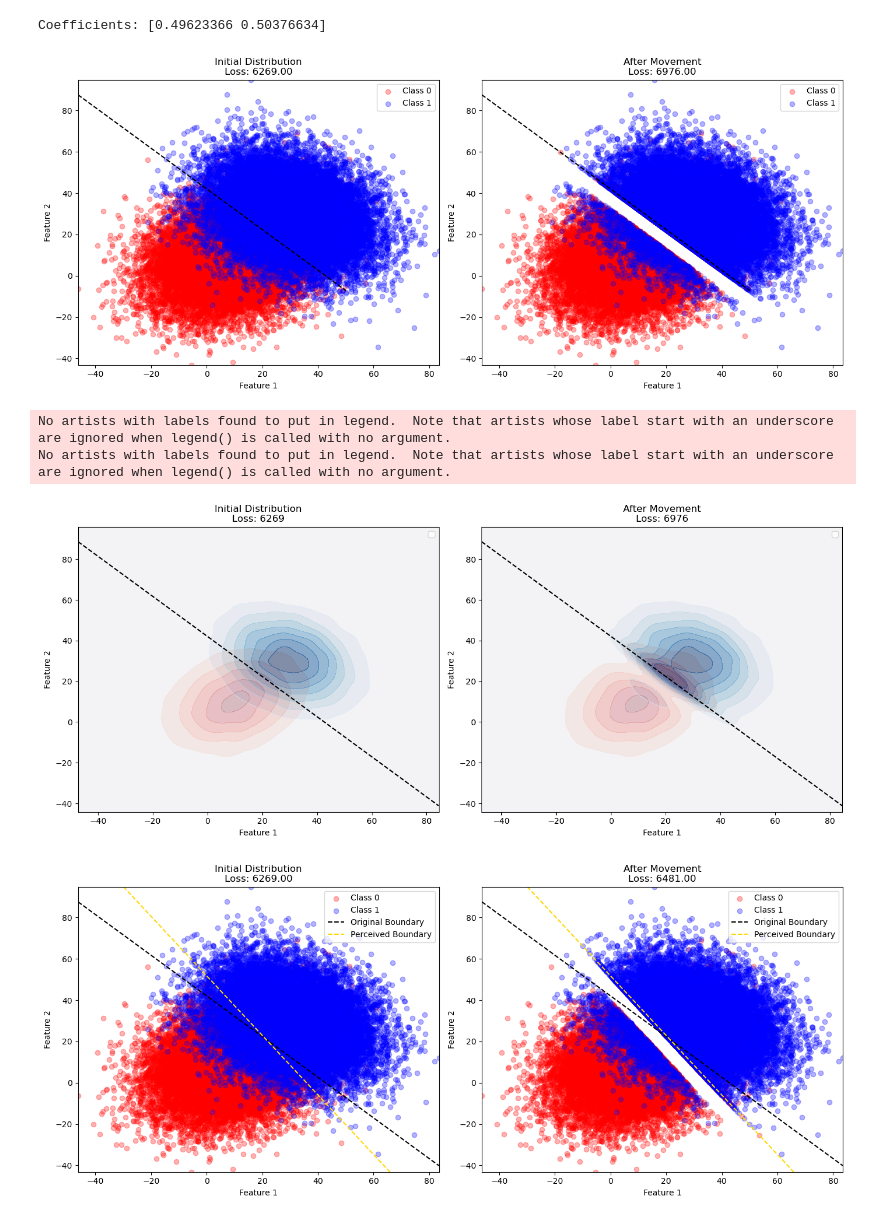
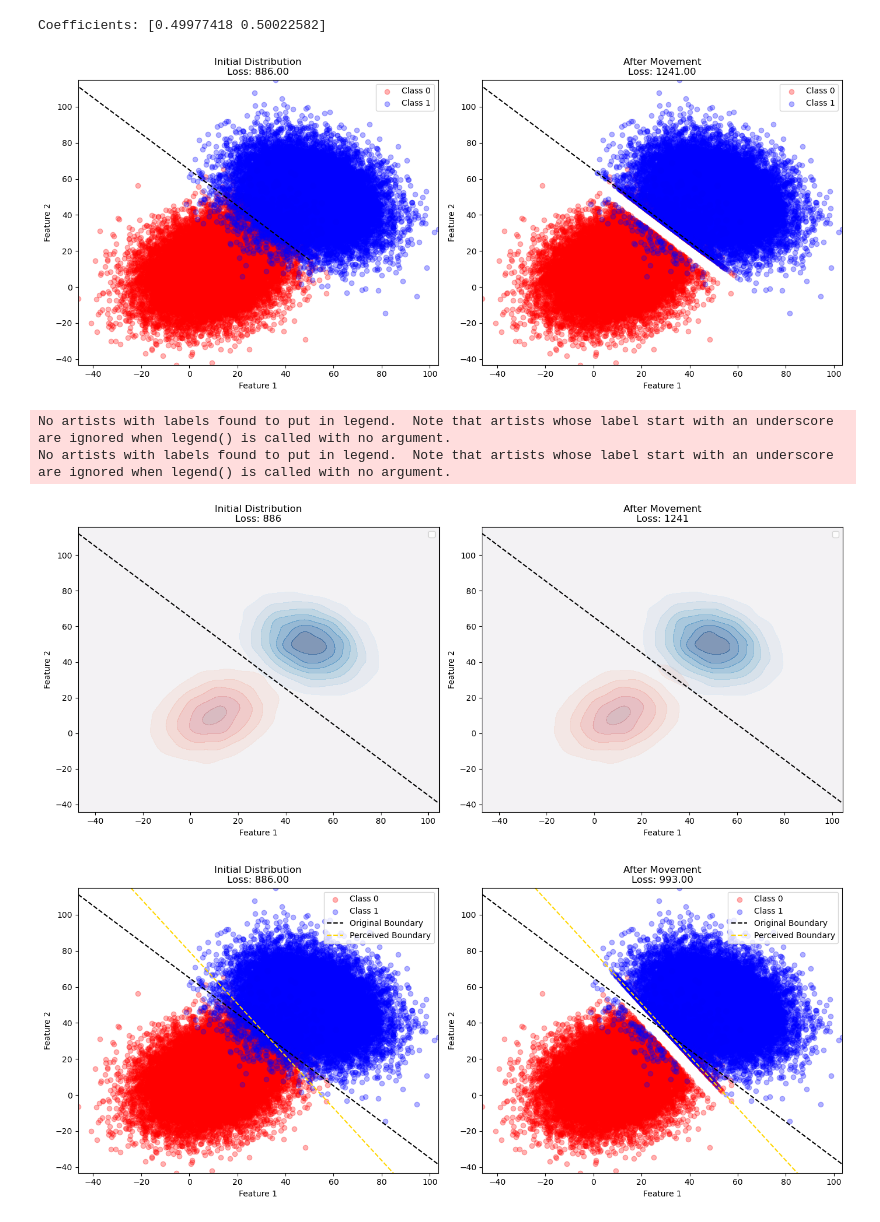
Before and after one commit to RamanEbrahimi/Research, a Jupyter notebook: Explainable AI/simulation_2D_simple_dist.ipynb, the cells around one changed output. Drawn from its saved outputs; the diff is of its cells as text; code cells hidden in the pictures.

```diff
--- a/Explainable AI/simulation_2D_simple_dist.ipynb
+++ b/Explainable AI/simulation_2D_simple_dist.ipynb
@@ -178,8 +178,8 @@ def plot_dist(X_0, X_1, a, b, t, B, mode='NB', gamma=0.6):
         fig, ax = plt.subplots(1, 2, figsize=(14, 6))
 
         # Plot 1: Initial Distribution KDE
-        ax[0].contourf(xx, yy, f_0, cmap='Reds', alpha=0.5)
-        ax[0].contourf(xx, yy, f_1, cmap='Blues', alpha=0.5)
+        ax[0].contourf(xx, yy, f_0, cmap='Reds', alpha=0.5, label='Class 0')
+        ax[0].contourf(xx, yy, f_1, cmap='Blues', alpha=0.5, label='Class 1')
         ax[0].plot(np.linspace(x_min, x_max, 100), (t - a * np.linspace(x_min, x_max, 100)) / b, color='black', linestyle='--')
         ax[0].set_title(f'Initial Distribution\nLoss: {loss_initial}')
         ax[0].set_xlabel('Feature 1')
@@ -187,8 +187,8 @@ def plot_dist(X_0, X_1, a, b, t, B, mode='NB', gamma=0.6):
         ax[0].legend()
 
         # Plot 2: Distribution After Movement KDE
-        ax[1].contourf(xx, yy, f_0_moved, cmap='Reds', alpha=0.5)
-        ax[1].contourf(xx, yy, f_1_moved, cmap='Blues', alpha=0.5)
+        ax[1].contourf(xx, yy, f_0_moved, cmap='Reds', alpha=0.5, label='Class 0')
+        ax[1].contourf(xx, yy, f_1_moved, cmap='Blues', alpha=0.5, label='Class 1')
         ax[1].plot(np.linspace(x_min, x_max, 100), (t - a * np.linspace(x_min, x_max, 100)) / b, color='black', linestyle='--')
         ax[1].set_title(f'After Movement\nLoss: {loss_new}')
         ax[1].set_xlabel('Feature 1')
@@ -245,8 +245,8 @@ def plot_dist(X_0, X_1, a, b, t, B, mode='NB', gamma=0.6):
         fig, ax = plt.subplots(1, 2, figsize=(14, 6))
 
         # Plot 1: Initial Distribution KDE
-        ax[0].contourf(xx, yy, f_0, cmap='Reds', alpha=0.5)
-        ax[0].contourf(xx, yy, f_1, cmap='Blues', alpha=0.5)
+        ax[0].contourf(xx, yy, f_0, cmap='Reds', alpha=0.5, label='Class 0')
+        ax[0].contourf(xx, yy, f_1, cmap='Blues', alpha=0.5, label='Class 1')
         ax[0].plot(np.linspace(x_min, x_max, 100), (t - a * np.linspace(x_min, x_max, 100)) / b, color='black', linestyle='--', label='Original Boundary')
         ax[0].plot(np.linspace(x_min, x_max, 100), (t - a_B * np.linspace(x_min, x_max, 100)) / b_B, color='gold', linestyle='--', label='Perceived Boundary')
         ax[0].set_title(f'Initial Distribution\nLoss: {loss_initial}')
@@ -255,8 +255,8 @@ def plot_dist(X_0, X_1, a, b, t, B, mode='NB', gamma=0.6):
         ax[0].legend()
 
         # Plot 2: Distribution After Movement KDE
-        ax[1].contourf(xx, yy, f_0_moved, cmap='Reds', alpha=0.5)
-        ax[1].contourf(xx, yy, f_1_moved, cmap='Blues', alpha=0.5)
+        ax[1].contourf(xx, yy, f_0_moved, cmap='Reds', alpha=0.5, label='Class 0')
+        ax[1].contourf(xx, yy, f_1_moved, cmap='Blues', alpha=0.5, label='Class 1')
         ax[1].plot(np.linspace(x_min, x_max, 100), (t - a * np.linspace(x_min, x_max, 100)) / b, color='black', linestyle='--', label='Original Boundary')
         ax[1].plot(np.linspace(x_min, x_max, 100), (t - a_B * np.linspace(x_min, x_max, 100)) / b_B, color='gold', linestyle='--', label='Perceived Boundary')
         ax[1].set_title(f'After Movement\nLoss: {loss_new}')
@@ -314,7 +314,7 @@ def logistic_regression_with_sum_constraint(X, y):
     problem = cp.Problem(objective, constraints)
     problem.solve()
 
-    return beta.value, intercept.value
+    return beta.value, intercept.value, objective.value
 # %%
 # Set up the feature space
 np.random.seed(42)
@@ -324,7 +324,7 @@ n_samples = 20000
 mean_0 = [1, 1]
 cov_0 = [[2, 0.5], [0.5, 2]]
 
-mean_1 = [3, 3]
+mean_1 = [5, 5]
 cov_1 = [[2, -0.5], [-0.5, 2]]
 
 # Generate samples for both classes
@@ -333,27 +333,28 @@ X_1 = np.random.multivariate_normal(mean_1, cov_1, n_samples)/0.1
 # %%
 # Find the best decision boundary using LR
 X = np.concatenate([X_0, X_1])
 y = np.concatenate([np.zeros(n_samples), np.ones(n_samples)])
 
-beta, intercept = logistic_regression_with_sum_constraint(pd.DataFrame(X), pd.Series(y))
+beta, intercept, obj = logistic_regression_with_sum_constraint(pd.DataFrame(X), pd.Series(y))
+# beta, intercept, obj = maximize_surrogate_tp_minus_fp(X, y)
 
 print(f'Coefficients: {beta}')
 
 a, b = beta
 t = -intercept
 
 
 B = 5  # Width of the region
 
 plot_for(X_0, X_1, a, b, t, B, mode='NB')
 plot_dist(X_0, X_1, a, b, t, B, mode='NB')
 
 plot_for(X_0, X_1, a, b, t, B, mode='B', gamma=0.3)
 plot_dist(X_0, X_1, a, b, t, B, mode='B', gamma=0.3)
 # %% [output]
-Coefficients: [0.49623366 0.50376634]
+Coefficients: [0.49977418 0.50022582]
-[figure, old version]
+[figure, new version]
 No artists with labels found to put in legend.  Note that artists whose label start with an underscore are ignored when legend() is called with no argument.
 No artists with labels found to put in legend.  Note that artists whose label start with an underscore are ignored when legend() is called with no argument.
-[figure, old version]
+[figure, new version]
-[figure, old version]
+[figure, new version]
```
Also changed, not shown: parts of 2 cells of this notebook, 8 other files.
